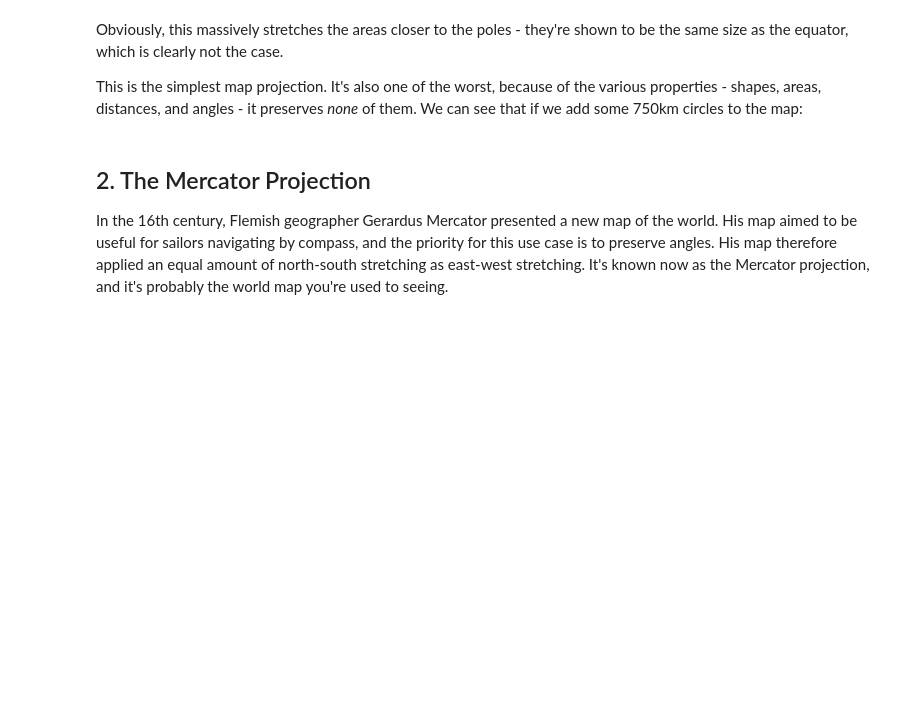
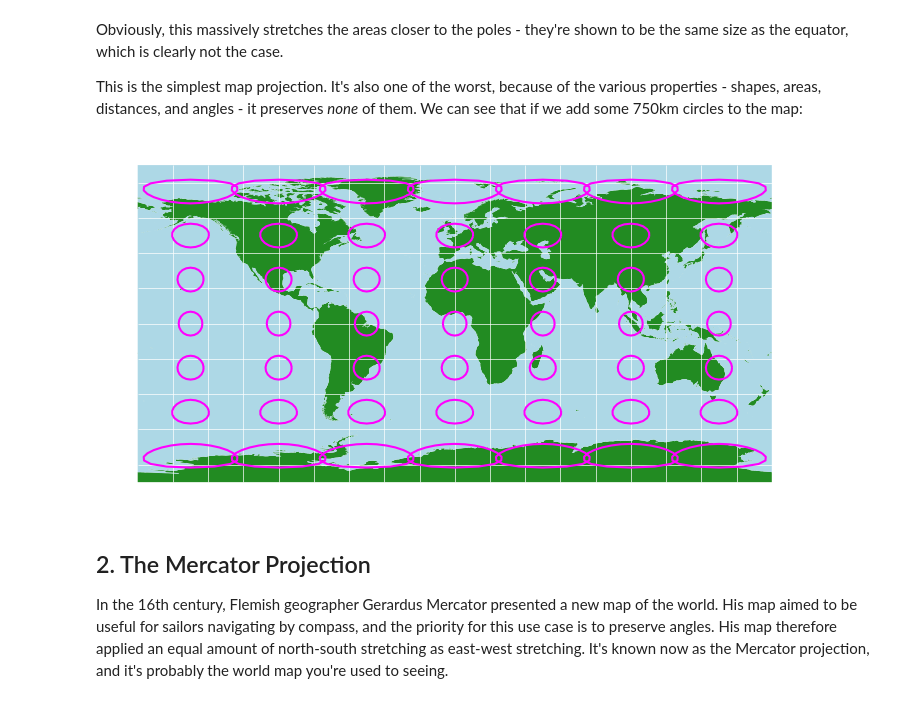
Before and after one commit to bamacgabhann/GY5021, a Jupyter notebook: GY5021/1_Introduction_to_Geospatial_Data/GY5021_5_Coordinate_Reference_Systems.ipynb, the cells around one changed output. Saved outputs shown, nothing was run; the diff lists cells and outputs as text; code cells hidden in the pictures; blank space fills up the shorter version.

```diff
--- a/GY5021/1_Introduction_to_Geospatial_Data/GY5021_5_Coordinate_Reference_Systems.ipynb
+++ b/GY5021/1_Introduction_to_Geospatial_Data/GY5021_5_Coordinate_Reference_Systems.ipynb
@@ -40,14 +54,19 @@ Obviously, this massively stretches the areas closer to the poles - they're show
 
 This is the simplest map projection. It's also one of the worst, because of the various properties - shapes, areas, distances, and angles - it preserves *none* of them. We can see that if we add some 750km circles to the map:
 # %%
-world = world.to_crs(4326)
-circles = gpd.read_file('https://github.com/bamacgabhann/GY5021/raw/2024/GY5021/1_Introduction_to_Geospatial_Data/sample_data/tissot.gpkg')
-fig, ax = plt.subplots()
-world.plot(ax=ax)
-circles.boundary.plot(ax=ax, color='fuchsia')
-ax.yaxis.grid(True, which='major')
-ax.xaxis.grid(True, which='major')
+circles_pc = circles.to_crs(4326)
+
+fig, ax = plt.subplots(figsize = (9,6))
+land_pc.plot(ax=ax, color='forestgreen')
+ocean_pc.plot(ax=ax, color='lightblue')
+grid_pc.plot(ax=ax, color='white', linewidth=0.5)
+circles_pc.boundary.plot(ax=ax, color='fuchsia')
+
+ax.axis('off')
+
 plt.show()
+# %% [output]
+[figure, added]
 # %% [markdown]
 ## 2. The Mercator Projection
 
```
Also changed, not shown: parts of 32 cells of this notebook.
